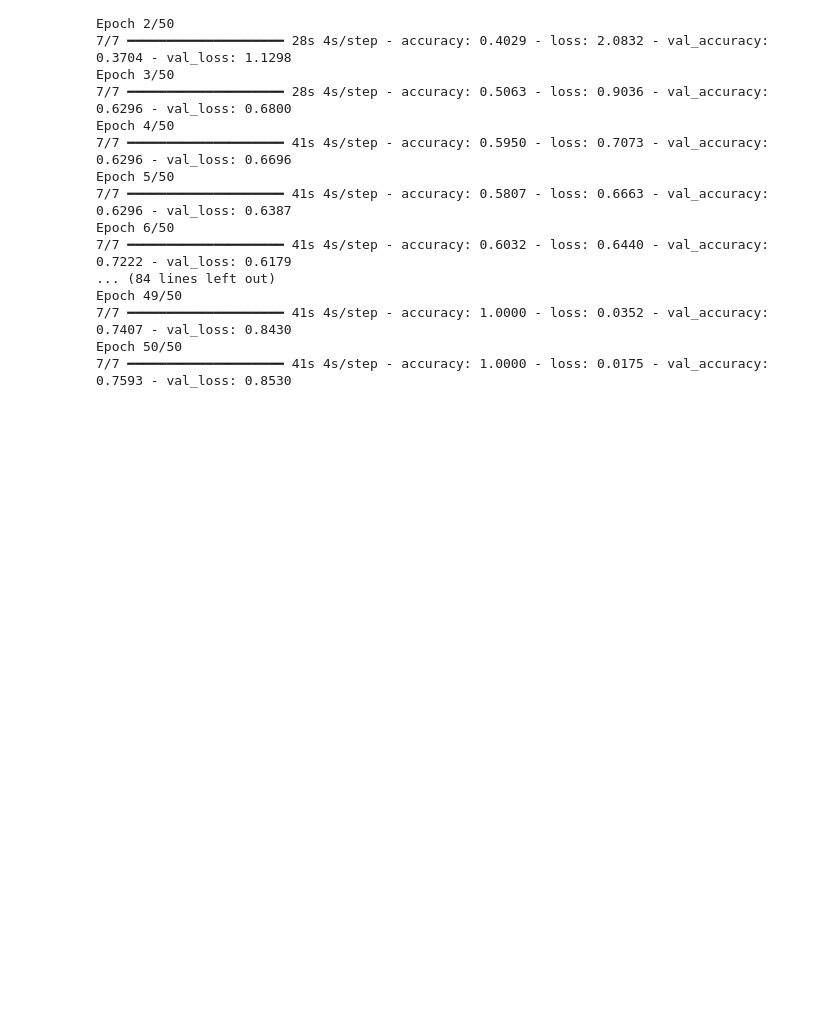
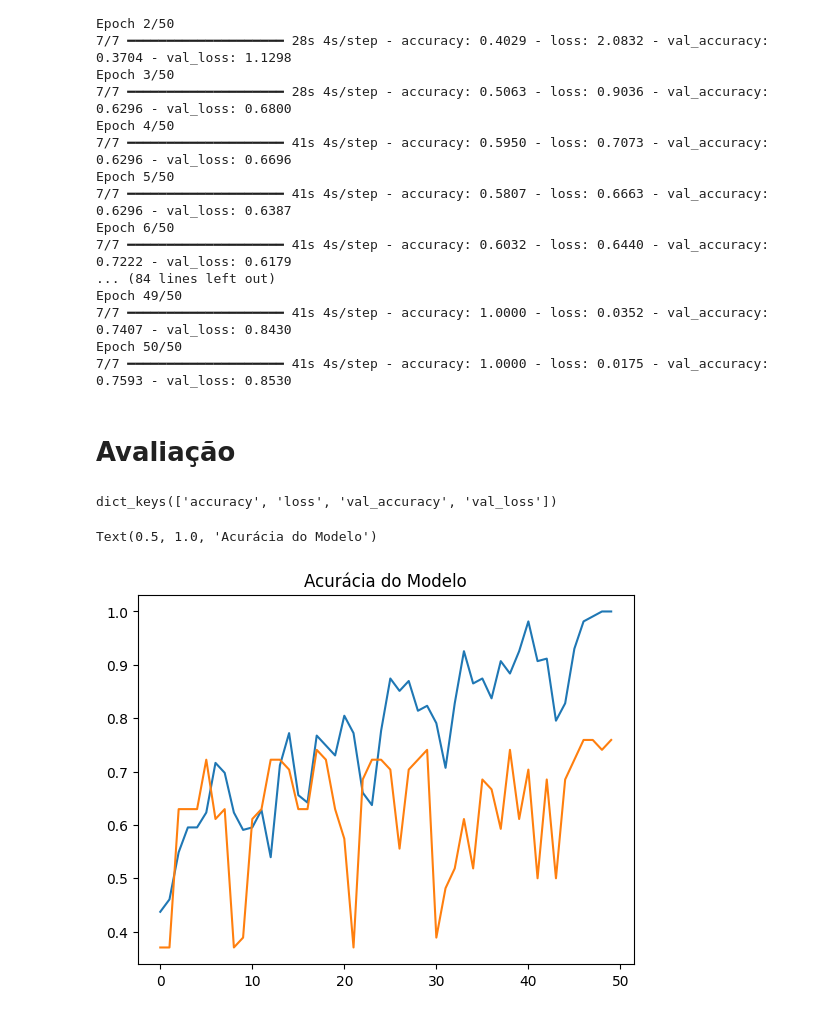
Before and after one commit to KauaHenSilva/python_neural_networks_for_image_classification, a Jupyter notebook: python_neural_networks_for_image_classification.ipynb, the cells around one changed output. Saved outputs shown, nothing was run; the diff lists cells and outputs as text; code cells hidden in the pictures; blank space fills up the shorter version.

```diff
--- a/python_neural_networks_for_image_classification.ipynb
+++ b/python_neural_networks_for_image_classification.ipynb
@@ -161,3 +161,17 @@ Epoch 49/50
 7/7 ━━━━━━━━━━━━━━━━━━━━ 41s 4s/step - accuracy: 1.0000 - loss: 0.0352 - val_accuracy: 0.7407 - val_loss: 0.8430
 Epoch 50/50
 7/7 ━━━━━━━━━━━━━━━━━━━━ 41s 4s/step - accuracy: 1.0000 - loss: 0.0175 - val_accuracy: 0.7593 - val_loss: 0.8530
+# %% [markdown]
+# Avaliação
+# %%
+historico.history.keys()
+# %% [output]
+dict_keys(['accuracy', 'loss', 'val_accuracy', 'val_loss'])
+# %%
+plt.figure()
+plt.plot(historico.history['accuracy'])
+plt.plot(historico.history['val_accuracy'])
+plt.title('Acurácia do Modelo')
+# %% [output]
+Text(0.5, 1.0, 'Acurácia do Modelo')
+[figure, added]
```
Also changed, not shown: parts of 3 cells of this notebook.
